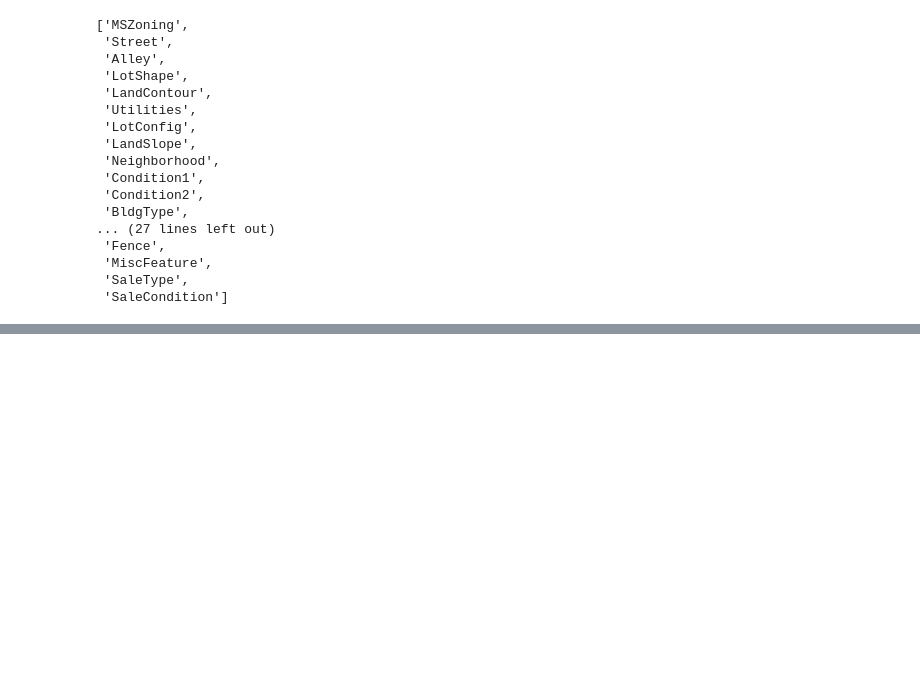
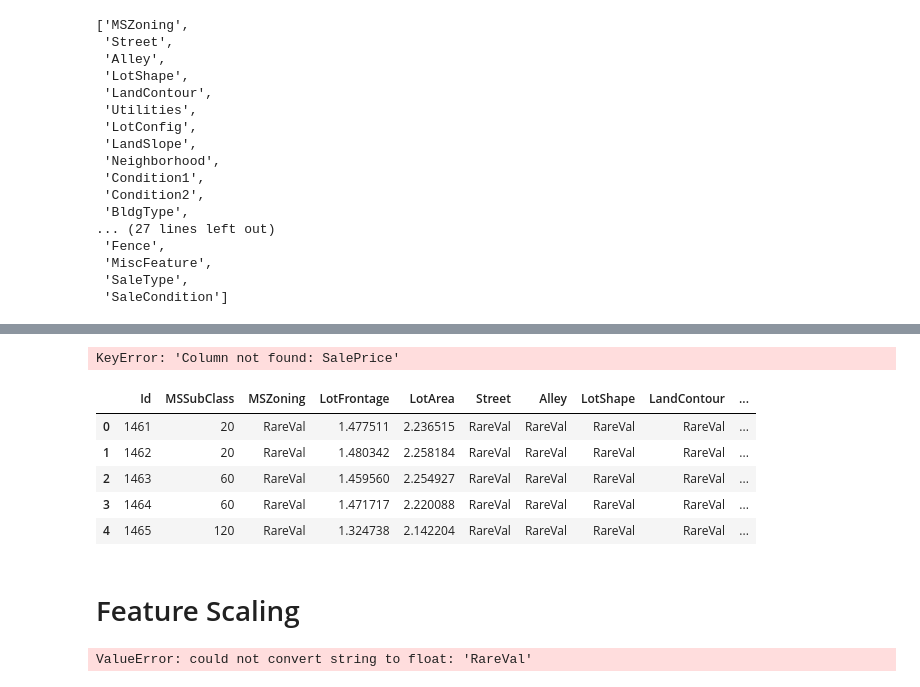
Before and after one commit to Md-Nur/House-Prices---Advanced-Regression-Techniques, a Jupyter notebook: featureEngineering.ipynb, the cells around one changed output, grey strips where cells are left out. Drawn from its saved outputs; the diff is of its cells as text; code cells hidden in the pictures; blank space fills up the shorter version.

```diff
--- a/featureEngineering.ipynb
+++ b/featureEngineering.ipynb
@@ -205,0 +229,25 @@ dataset.head(90)
+# %%
+for feature in catFeature:
+    labels_ordered=dataset.groupby([feature])['SalePrice'].mean().sort_values().index
+    labels_ordered={k:i for i,k in enumerate(labels_ordered,0)}
+    dataset[feature]=dataset[feature].map(labels_ordered)
+# %% [output]
+KeyError: 'Column not found: SalePrice'
+# %%
+dataset.head()
+# %% [output]
+|  | Id | MSSubClass | MSZoning | LotFrontage | LotArea | Street | Alley | LotShape | LandContour | ... |
+| 0 | 1461 | 20 | RareVal | 1.477511 | 2.236515 | RareVal | RareVal | RareVal | RareVal | ... |
+| 1 | 1462 | 20 | RareVal | 1.480342 | 2.258184 | RareVal | RareVal | RareVal | RareVal | ... |
+| 2 | 1463 | 60 | RareVal | 1.459560 | 2.254927 | RareVal | RareVal | RareVal | RareVal | ... |
+| 3 | 1464 | 60 | RareVal | 1.471717 | 2.220088 | RareVal | RareVal | RareVal | RareVal | ... |
+| 4 | 1465 | 120 | RareVal | 1.324738 | 2.142204 | RareVal | RareVal | RareVal | RareVal | ... |
+# %% [markdown]
+# Feature Scaling
+# %%
+scalerFeature = [f for f in dataset.columns if f!= 'Id' and f!= 'SalePrice']
+from sklearn.preprocessing import MinMaxScaler
+scaler = MinMaxScaler()
+scaler.fit(dataset[scalerFeature])
+# %% [output]
+ValueError: could not convert string to float: 'RareVal'
```
Also changed, not shown: parts of 18 cells of this notebook, 2 other files.
